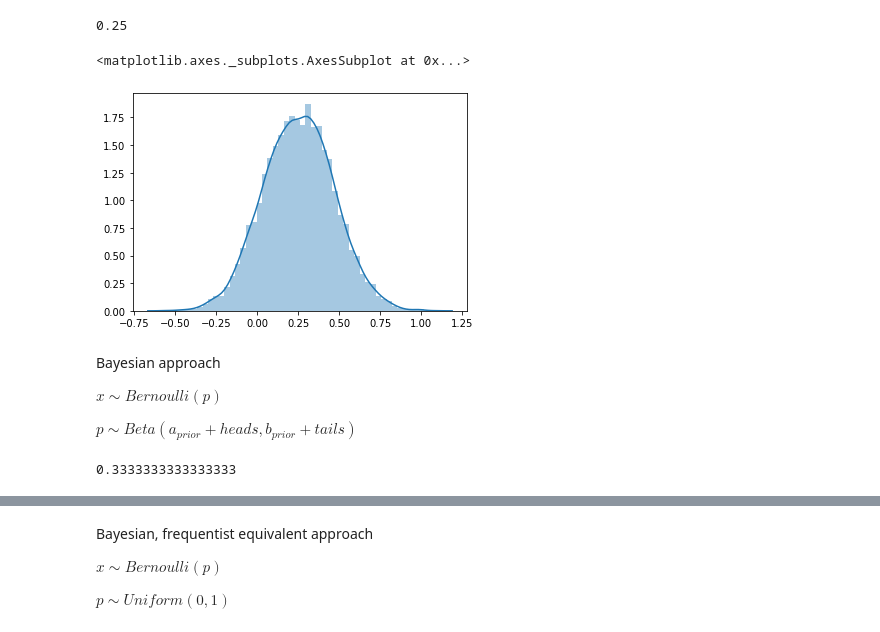
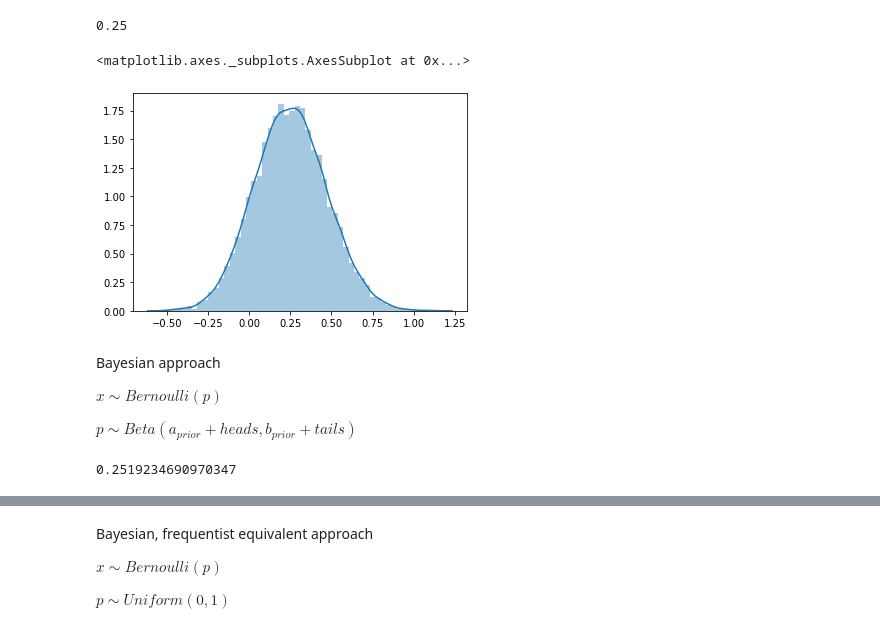
Before and after one commit to rubenmak/bernoulli_freq_vs_bayesian, a Jupyter notebook: bernoulli_freq_vs_bayesian.ipynb, the cells around one changed output, grey strips where cells are left out. Drawn from its saved outputs; the diff is of its cells as text; code cells hidden in the pictures.

```diff
--- a/bernoulli_freq_vs_bayesian.ipynb
+++ b/bernoulli_freq_vs_bayesian.ipynb
@@ -29,20 +29,22 @@ import matplotlib.pyplot as plt
 import scipy
 import seaborn as sns
 # %%
+n_samples = 10**4
+
 heads = 1
 tails = 3
 n = heads + tails
 
 # frequentist approach
 p = heads / (heads + tails)
 print(p)
 std_error = np.power(p*(1-p)/n, 0.5)
 samples = scipy.stats.norm.rvs(p, std_error, size=n_samples)
 sns.distplot(samples)
 # %% [output]
 0.25
 <matplotlib.axes._subplots.AxesSubplot at 0x...>
-[figure, old version]
+[figure, new version]
 # %% [markdown]
 Bayesian approach
 
@@ -54,7 +56,7 @@ a_prior = b_prior = 1
 p = (a_prior + heads) / (a_prior + heads + b_prior + tails)
 print(np.mean(samples))
 # %% [output]
-0.3333333333333333
+0.2519234690970347
 # %%
 n_samples = 10**4
 samples = scipy.stats.beta.rvs(a_prior + heads, b_prior + tails, size=n_samples)
```
Also changed, not shown: parts of 4 cells of this notebook.
